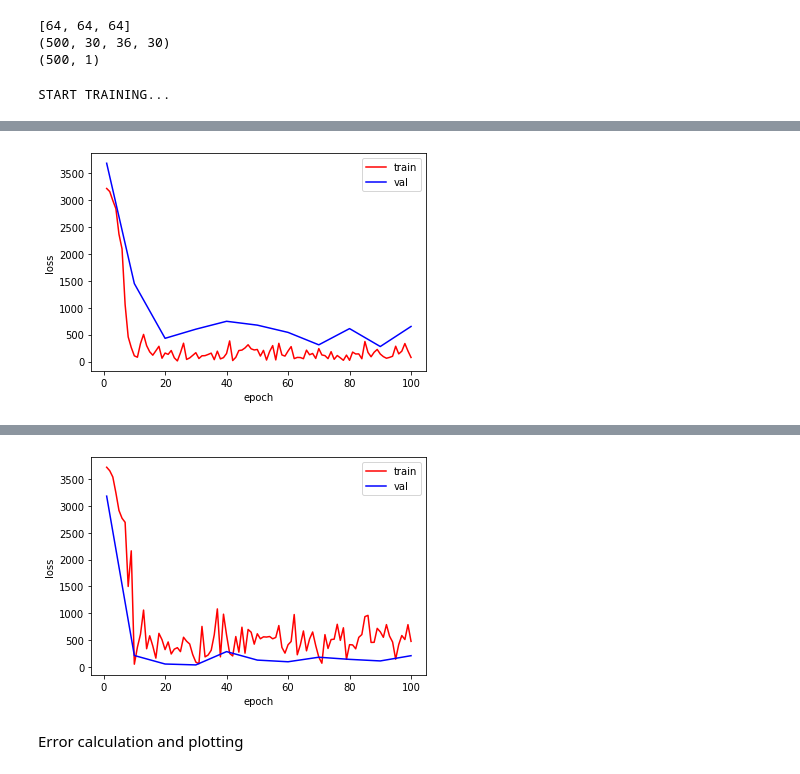
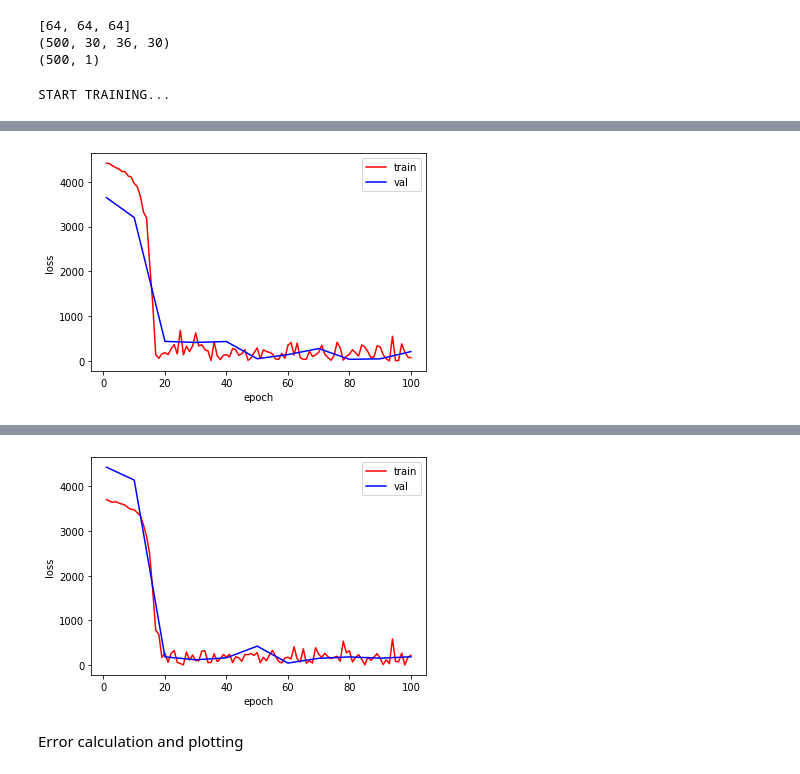
Before and after one commit to ClaraGila/MLICoursework, a Jupyter notebook: CW-Brain-Age-PartC.ipynb, the cells around one changed output, grey strips where cells are left out. Drawn from its saved outputs; the diff is of its cells as text; code cells hidden in the pictures.

```diff
--- a/CW-Brain-Age-PartC.ipynb
+++ b/CW-Brain-Age-PartC.ipynb
@@ -1420,8 +1420,8 @@ class LeNet(nn.Module):
         # self.conv7 = nn.Conv3d(240, 26, kernel_size=5, padding=2)
         # self.conv8 = nn.Conv3d(26, 82, kernel_size=5, padding=2)
         self.fc1   = nn.Linear(37044, 120)
-        self.fc2   = nn.Linear(120, 84)
-        self.fc3   = nn.Linear(84, 1)
+        self.fc2   = nn.Linear(120, 1)
+        # self.fc3   = nn.Linear(84, 1)
 
     def forward(self, x):
         # print("x intial shape is " + str(x.shape))
@@ -1440,7 +1440,7 @@ class LeNet(nn.Module):
         x = self.batch3(x)
         x = F.relu(self.conv4(x))
 
-        x = F.dropout3d(x, 0.3)
+        x = F.dropout3d(x, 0.5)
         # x = self.batch4(x)
         # x = F.tanh(self.conv5(x))
         # x = F.max_pool3d(x, 2)
@@ -1452,10 +1452,10 @@ class LeNet(nn.Module):
         # print("x shape 7 is " + str(x.shape))
         x = F.relu(self.fc1(x))
         # print("x shape 8 is " + str(x.shape))
-        x = F.dropout3d(x, 0.2)
-        x = F.relu(self.fc2(x))
+        # x = F.dropout3d(x, 0.2)
+        x = self.fc2(x)
         # print("x shape 7 is " + str(x.shape))
-        x = self.fc3(x)
+        # x = self.fc3(x)
         # print("x shape 8 is " + str(x.shape))
         return x
 # %%
@@ -1468,7 +1468,7 @@ torch.manual_seed(rnd_seed) #fix random seed
 
 
 
-learning_rate = 0.0001
+learning_rate = 0.00001
 num_epochs = 100
 
 # optimizer = torch.optim.Adagrad(model.parameters(), lr=learning_rate, lr_decay= 0.0001, weight_decay=0.05)
@@ -1499,7 +1499,7 @@ kf = KFold(n_splits=2)
 for train, test in kf.split(X_s):
   model = LeNet().to(device)
   model.train()
-  optimizer = torch.optim.Adam(model.parameters(), lr=learning_rate)
+  optimizer = torch.optim.Rprop(model.parameters(), lr=learning_rate)
   loss_train_log = []
   loss_val_log = []
   epoch_val_log = []
@@ -1610,4 +1610,4 @@ START TRAINING...
 --------------------------------------------------
 
 Finished TRAINING.
-[figure, old version]
+[figure, new version]
@@ -1628,7 +1628,7 @@ Finished TRAINING.
 --------------------------------------------------
 
 Finished TRAINING.
-[figure, old version]
+[figure, new version]
 # %% [markdown]
 Error calculation and plotting
 # %%
```
Also changed, not shown: parts of 1 cell of this notebook.
